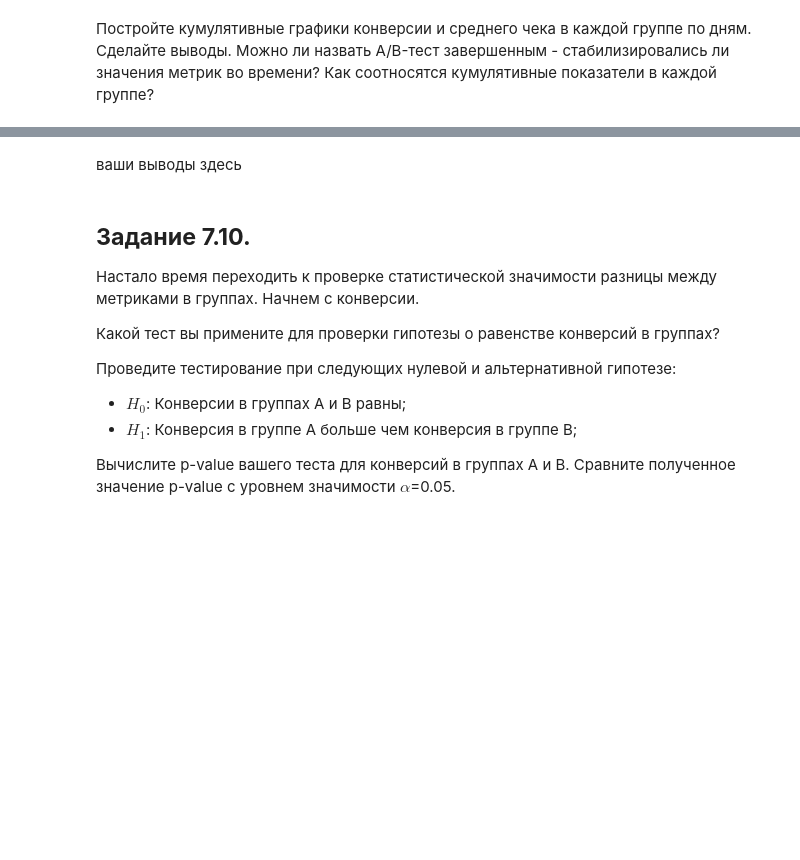
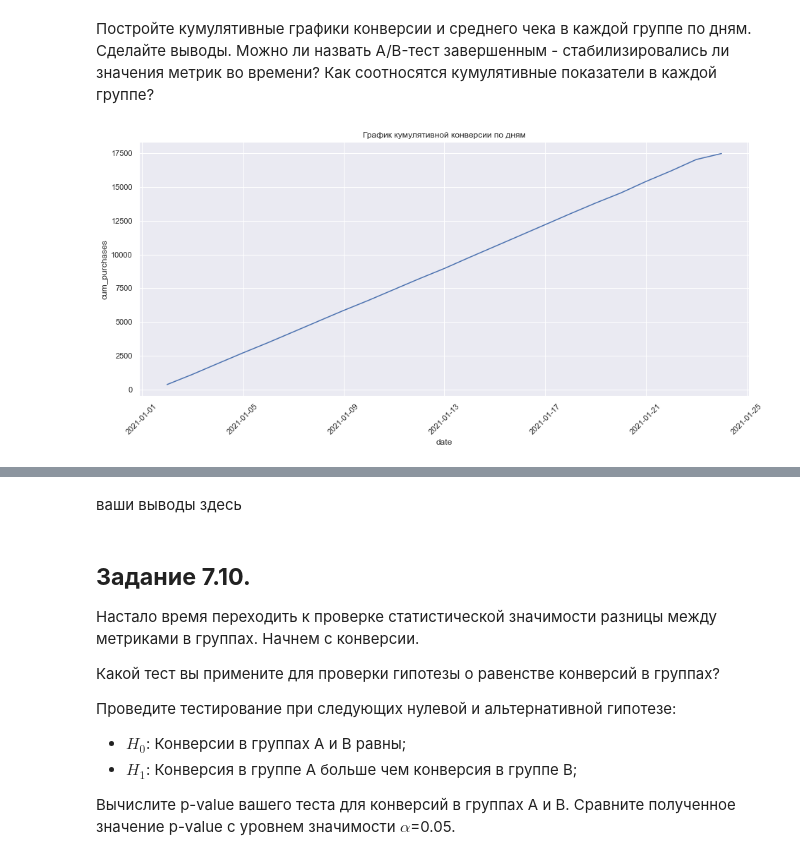
Before and after one commit to madskillskill/sf_data_science, a Jupyter notebook: EDA-5/EDA_5_report.ipynb, the cells around one changed output, grey strips where cells are left out. Drawn from its saved outputs; the diff is of its cells as text; code cells hidden in the pictures; blank space fills up the shorter version.

```diff
--- a/EDA-5/EDA_5_report.ipynb
+++ b/EDA-5/EDA_5_report.ipynb
@@ -221,0 +306,13 @@ None
+# %%
+td_dg = pd.DataFrame(\
+    td.groupby(['date', 'group']).agg({
+    'user_id':'count',
+    'purchase':'sum',
+    'price': 'sum'
+}).reset_index().rename(columns={
+    'user_id': 'count_visits',
+    'purchase': 'count_purchases',
+    'price': 'sum_price'
+}))
+
+display(td_dg.head())
@@ -221,0 +328,5 @@ None
+# %%
+td_dg['conversion'] = td_dg['count_purchases']/td_dg['count_visits'] * 100
+td_dg['mean_check'] = td_dg['sum_price']/td_dg['count_purchases']
+
+display(td_dg.head())
@@ -237,0 +366,8 @@ None
+# %%
+td_dg['cum_visits'] = td_dg.groupby(['group'])['count_visits'].cumsum()
+td_dg['cum_conversion'] = td_dg.groupby(['group'])['conversion'].cumsum()
+td_dg['cum_sum_price'] = td_dg.groupby(['group'])['sum_price'].cumsum()
+td_dg['cum_mean_check'] = td_dg.groupby(['group'])['mean_check'].cumsum()
+display(td_dg.head())
+
+td_dg.loc[(td_dg['group']=='A')&(td_dg['date'] == pd.to_datetime('2021-01-20'))]['cum_conversion']
@@ -238,2 +383,5 @@ None
+# %%
+td_dg_a = td_dg[td_dg['group']=='A']
+td_dg_b = td_dg[td_dg['group']=='B']
 # %% [markdown]
 Постройте кумулятивные графики конверсии и среднего чека в каждой группе по дням. Сделайте выводы. Можно ли назвать A/B-тест завершенным - стабилизировались ли значения метрик во времени? Как соотносятся кумулятивные показатели в каждой группе?
@@ -241,0 +388,9 @@ None
+# %%
+fig = plt.figure(figsize=(12, 5))
+ax = fig.add_axes([1, 1, 1, 1])
+sns.lineplot(x='date', y='cum_purchases', data=td_dg_a, ax=ax)
+ax.set_title('График кумулятивной конверсии по дням')
+ax.xaxis.set_tick_params(rotation = 45)
+ax.grid(True);
+# %% [output]
+[figure, added]
```
Also changed, not shown: parts of 31 cells of this notebook, 2 other files.
